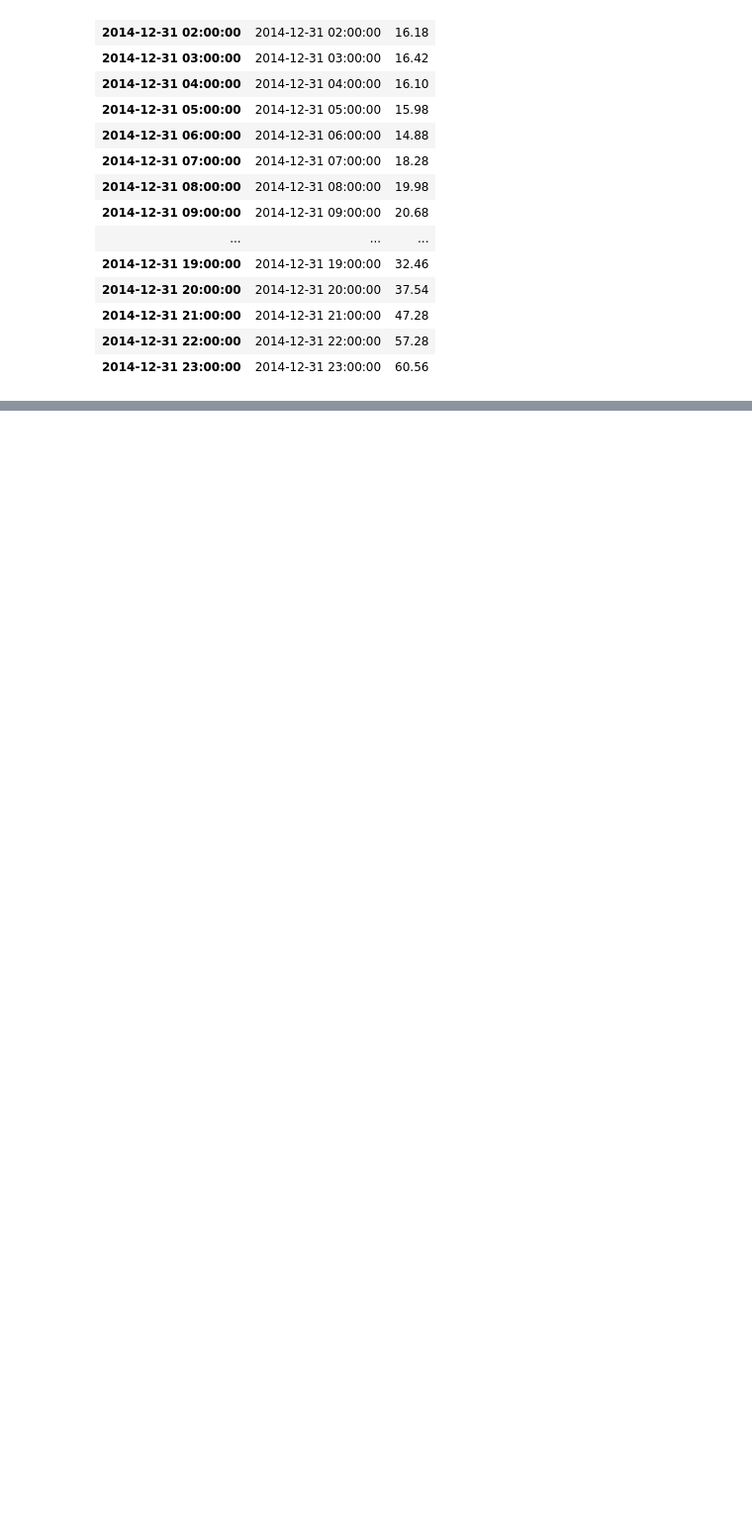
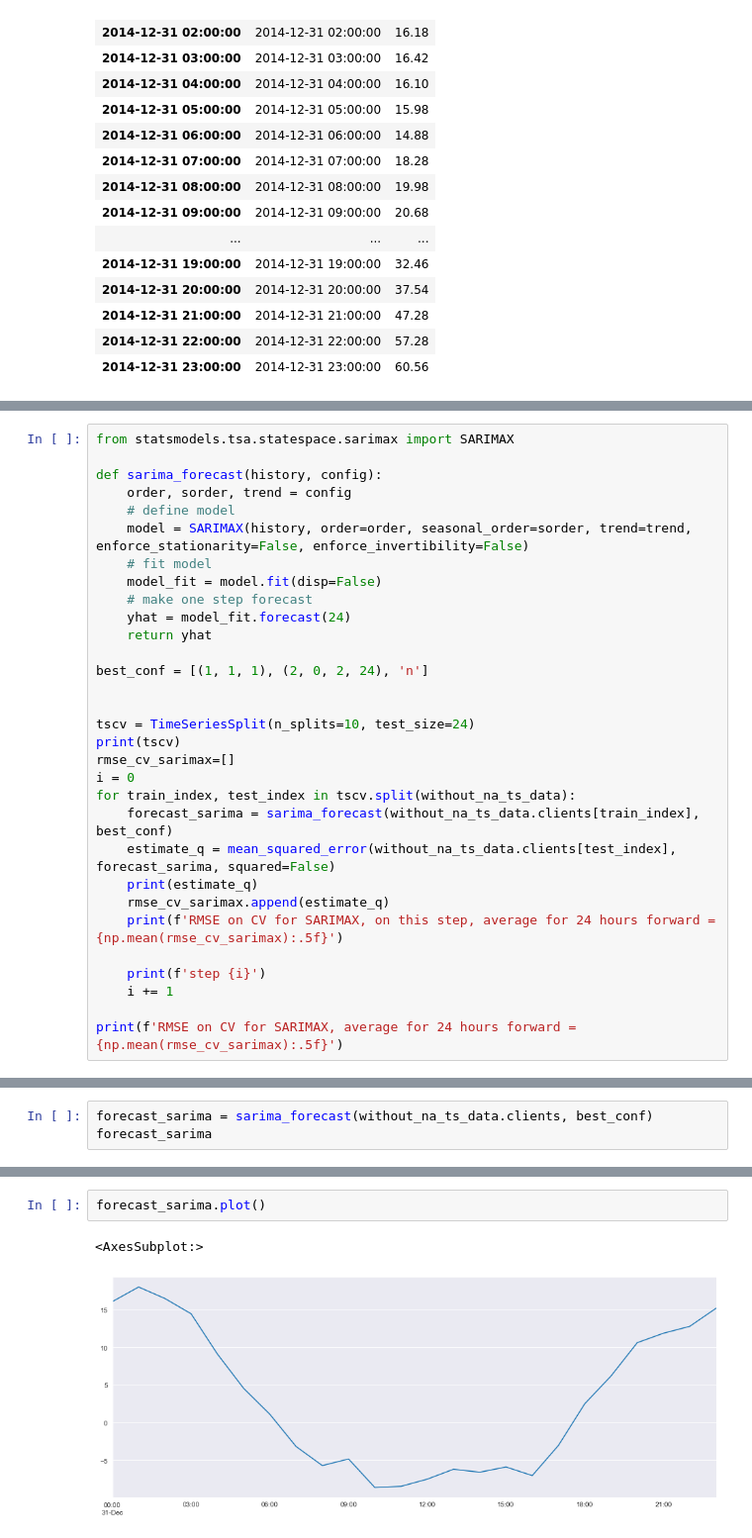
Before and after one commit to ksetdekov/test_predict_ts, a Jupyter notebook: analysis_and_fx_arima_and_rf.ipynb, the cells around one changed output, grey strips where cells are left out. Shown at 99% size. Cells and saved outputs as stored; diff of their text form; blank space fills up the shorter version.

```diff
--- a/analysis_and_fx_arima_and_rf.ipynb
+++ b/analysis_and_fx_arima_and_rf.ipynb
@@ -791,0 +794,31 @@ fin_pred_rf
+# %%
+from statsmodels.tsa.statespace.sarimax import SARIMAX
+
+def sarima_forecast(history, config):
+	order, sorder, trend = config
+	# define model
+	model = SARIMAX(history, order=order, seasonal_order=sorder, trend=trend, enforce_stationarity=False, enforce_invertibility=False)
+	# fit model
+	model_fit = model.fit(disp=False)
+	# make one step forecast
+	yhat = model_fit.forecast(24)
+	return yhat
+
+best_conf = [(1, 1, 1), (2, 0, 2, 24), 'n']
+
+
+tscv = TimeSeriesSplit(n_splits=10, test_size=24)
+print(tscv)
+rmse_cv_sarimax=[]
+i = 0
+for train_index, test_index in tscv.split(without_na_ts_data):
+    forecast_sarima = sarima_forecast(without_na_ts_data.clients[train_index], best_conf)
+    estimate_q = mean_squared_error(without_na_ts_data.clients[test_index], forecast_sarima, squared=False)
+    print(estimate_q)
+    rmse_cv_sarimax.append(estimate_q)
+    print(f'RMSE on CV for SARIMAX, on this step, average for 24 hours forward = {np.mean(rmse_cv_sarimax):.5f}')
+
+    print(f'step {i}')
+    i += 1
+
+print(f'RMSE on CV for SARIMAX, average for 24 hours forward = {np.mean(rmse_cv_sarimax):.5f}')
@@ -791,0 +843,3 @@ fin_pred_rf
+# %%
+forecast_sarima = sarima_forecast(without_na_ts_data.clients, best_conf)
+forecast_sarima
@@ -791,0 +864,5 @@ fin_pred_rf
+# %%
+forecast_sarima.plot()
+# %% [output]
+<AxesSubplot:>
+[figure, added]
```
Also changed, not shown: parts of 8 cells of this notebook.
